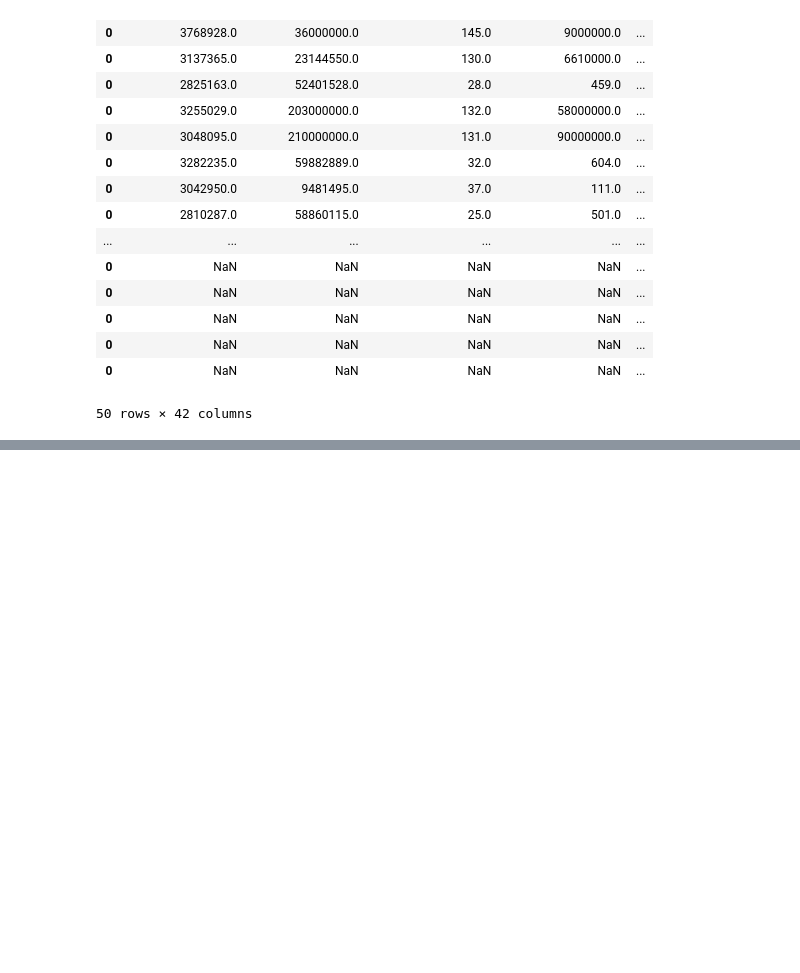
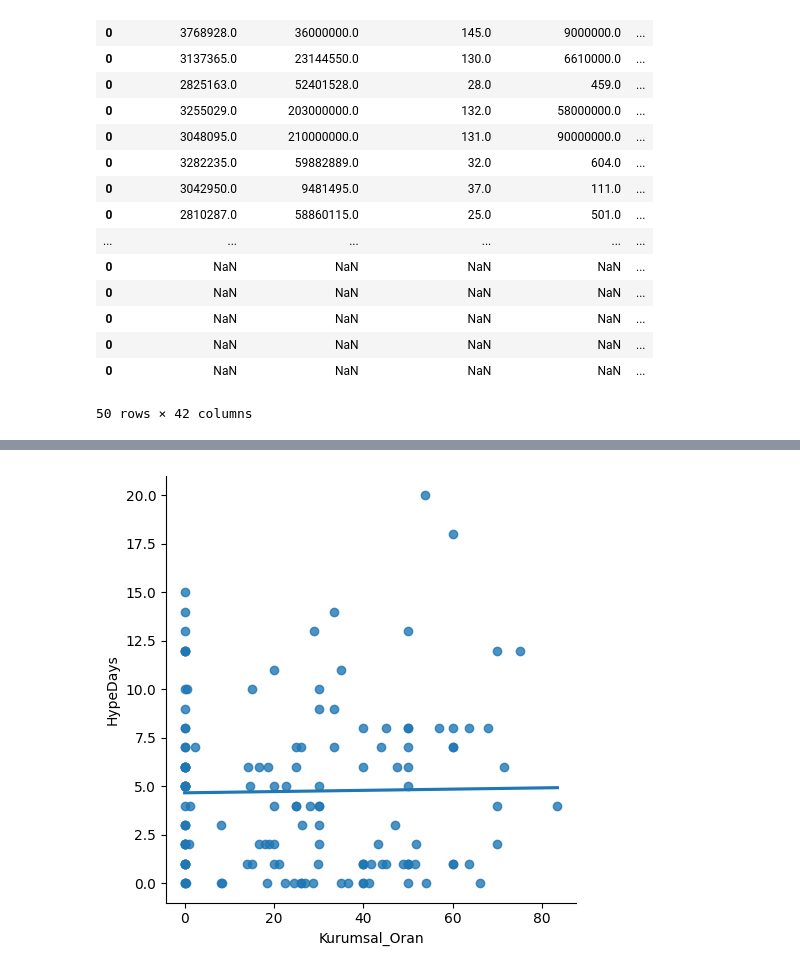
Before and after one commit to uguratli/HalkaArz, a Jupyter notebook: Halka_arz_lab.ipynb, the cells around one changed output, grey strips where cells are left out. Drawn from its saved outputs; the diff is of its cells as text; code cells hidden in the pictures; blank space fills up the shorter version.

```diff
--- a/Halka_arz_lab.ipynb
+++ b/Halka_arz_lab.ipynb
@@ -624,0 +681,5 @@ halka_arz_result_df
+# %%
+sns.lmplot(x='Kurumsal_Oran', y='HypeDays', data=df, ci=None)
+plt.show()
+# %% [output]
+[figure, added]
```
Also changed, not shown: parts of 24 cells of this notebook.
